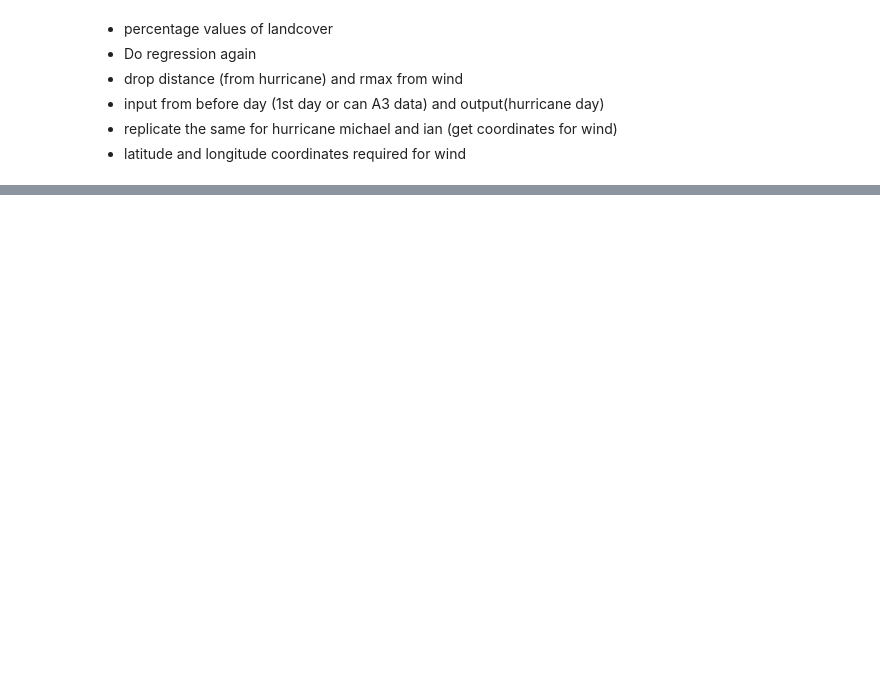
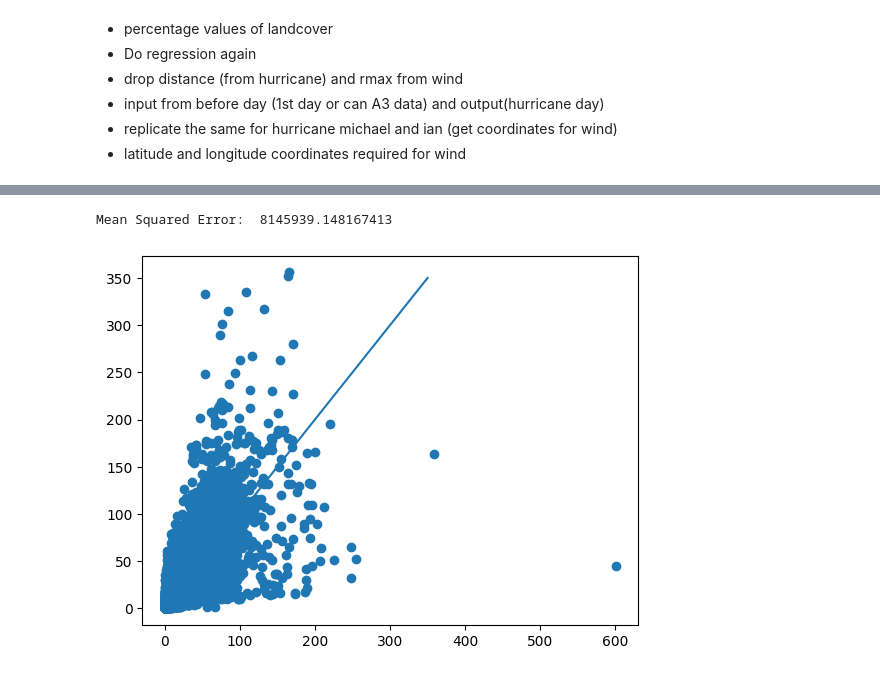
Before and after one commit to Akshay-Shreesha/Dashboard-for-Power-Outage-Forecasts-for-an-Emergency-Response-to-Hurricanes, a Jupyter notebook: Landcover_Nightlights.ipynb, the cells around one changed output, grey strips where cells are left out. Drawn from its saved outputs; the diff is of its cells as text; code cells hidden in the pictures; blank space fills up the shorter version.

Commit message:
Use this for processing all nightlights

```diff
--- a/Landcover_Nightlights.ipynb
+++ b/Landcover_Nightlights.ipynb
@@ -239,0 +273,4 @@ wind.head()
+# %%
+night_month = night_month.rename(columns={'_mean': 'nightlight_prev'})
+night_month = night_month[["id","nightlight_prev"]]
+night_month.head()
@@ -240,6 +284,8 @@ wind.head()
 # %%
 regression_df = landcover_zonal.merge(wind,how="left", left_on="id",right_on="ID").fillna(0)
 regression_df = regression_df.merge(nightlights_mean,how="inner",on="id")
+regression_df = regression_df.merge(night_month,how="inner",on="id")
+regression_df = regression_df.merge(rainfall,how="inner",on="id")
 regression_df.head()
 # %% [output]
 |  | id | left | top | right | bottom | HISTO_0 | HISTO_1 | HISTO_5 | HISTO_6 | HISTO_8 | HISTO_10 | ... |
@@ -248,3 +294,6 @@ regression_df.head()
 | 2 | 101 | 2054340 | -131750 | 2054840 | -132250 | 0.0 | 0.0 | 67.279412 | 0.000000 | 0.0 | 0.0 | ... |
 | 3 | 102 | 2054340 | -132250 | 2054840 | -132750 | 0.0 | 0.0 | 39.446367 | 0.000000 | 0.0 | 0.0 | ... |
 | 4 | 103 | 2054340 | -132750 | 2054840 | -133250 | 0.0 | 0.0 | 31.833910 | 7.958478 | 0.0 | 0.0 | ... |
+# %%
+regression_df = regression_df.dropna(subset=['nightlight_prev'])
+regression_df.shape
@@ -262,6 +313,5 @@ Index(['id', 'left', 'top', 'right', 'bottom', 'HISTO_0', 'HISTO_1', 'HISTO_5',
       dtype='object')
 # %%
-regression_df = regression_df.drop(['id', 'left', 'top', 'right', 'bottom','ID', 'latitude',
-       'longitude'], axis=1)
+regression_df = regression_df.drop(['id', 'left', 'top', 'right', 'bottom','ID'], axis=1)
 regression_df.shape
 # %% [output]
@@ -330,0 +432,39 @@ R2 score on the test set: 0.3162650138460211
+# %%
+import statsmodels.api as sm
+from sklearn.model_selection import train_test_split
+from sklearn.preprocessing import StandardScaler
+from sklearn.metrics import mean_squared_error
+import pandas as pd
+
+# Assuming your dataframe is named 'df' and the target variable is '_mean'
+target = '_mean'
+independent_vars = [col for col in df.columns if col != target]
+
+# Split the data into training and testing sets
+X_train, X_test, y_train, y_test = train_test_split(df[independent_vars], df[target], test_size=0.2, random_state=42)
+
+# Scale the independent variables
+scaler = StandardScaler()
+X_train_scaled = scaler.fit_transform(X_train)
+X_test_scaled = scaler.transform(X_test)
+
+# Fit the Poisson GLM on the training data
+X_train_scaled = sm.add_constant(X_train_scaled)  # Add a constant term for the intercept
+poisson_model = sm.GLM(y_train, X_train_scaled, family=sm.families.Poisson())
+poisson_results = poisson_model.fit()
+
+# Predict on the test data
+X_test_scaled = sm.add_constant(X_test_scaled)  # Add a constant term for the intercept
+y_pred = poisson_results.predict(X_test_scaled)
+
+# Evaluate the performance using mean squared error
+mse = mean_squared_error(y_test, y_pred)
+print("Mean Squared Error: ", mse)
+# %% [output]
+Mean Squared Error:  8145939.148167413
+# %%
+plt.scatter(x=df["nightlight_prev"],y=df["_mean"])
+plt.plot([0,350],[0,350])
+plt.show()
+# %% [output]
+[figure, added]
```
Also changed, not shown: parts of 23 cells of this notebook, 3 other files.
